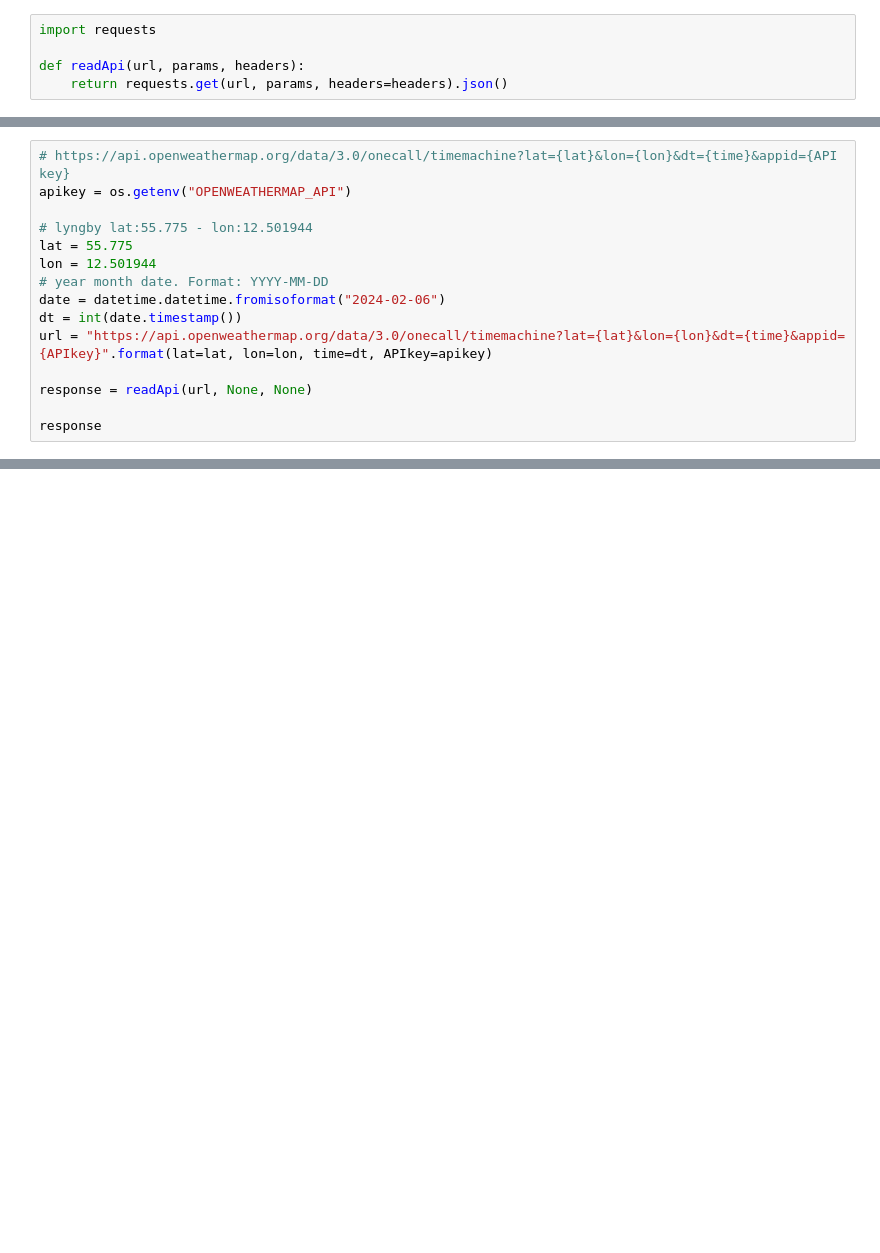
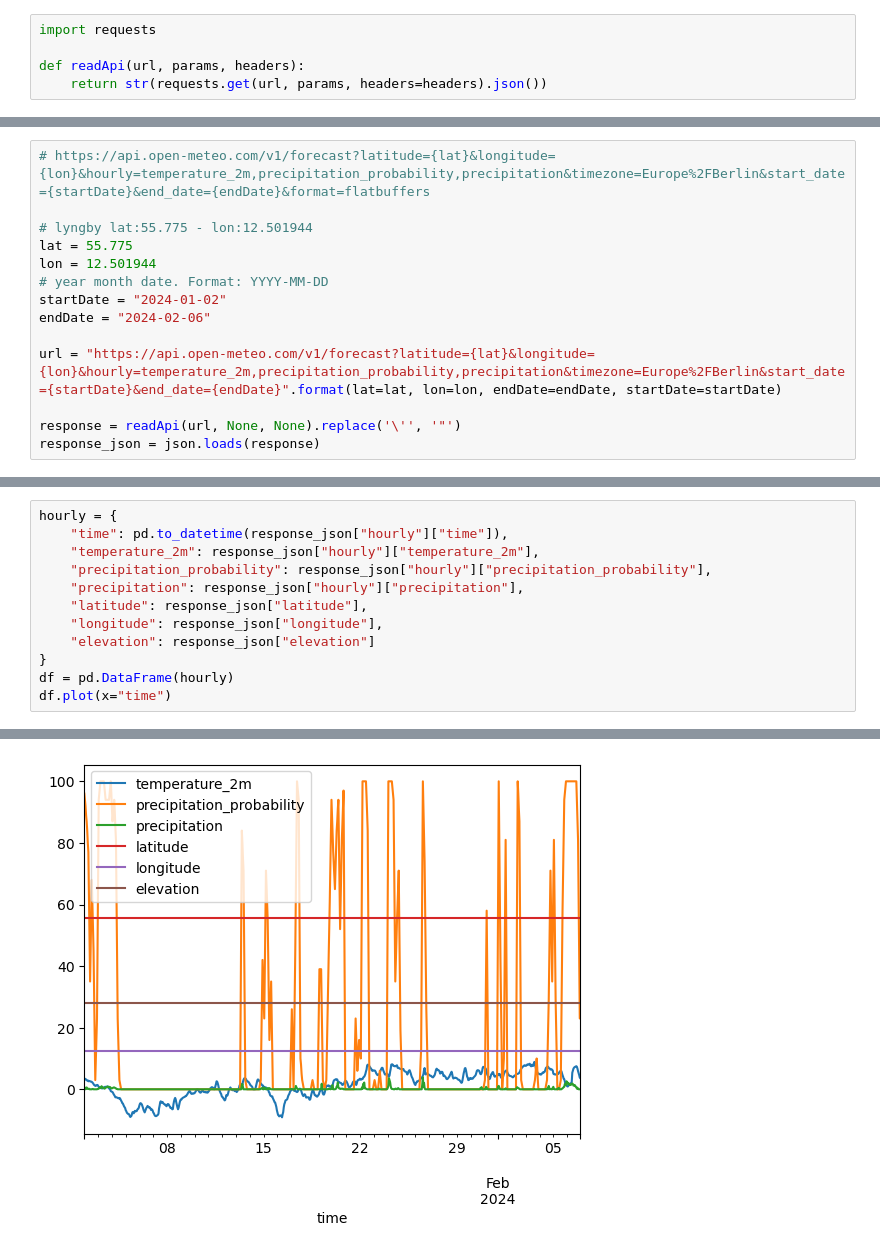
Before and after one commit to ConfuzzedCat/BusinessIntelligence, a Jupyter notebook: MiniProject1-DataWrangling.ipynb, the cells around one changed output, grey strips where cells are left out. Drawn from its saved outputs; the diff is of its cells as text; blank space fills up the shorter version.

```diff
--- a/MiniProject1-DataWrangling.ipynb
+++ b/MiniProject1-DataWrangling.ipynb
@@ -2,6 +18,6 @@
 import requests
 
 def readApi(url, params, headers):
-    return requests.get(url, params, headers=headers).json()
+    return str(requests.get(url, params, headers=headers).json())
 # %%
 import os
@@ -9,15 +25,14 @@ import datetime
 # %%
-# https://api.openweathermap.org/data/3.0/onecall/timemachine?lat={lat}&lon={lon}&dt={time}&appid={API key}
-apikey = os.getenv("OPENWEATHERMAP_API")
+# https://api.open-meteo.com/v1/forecast?latitude={lat}&longitude={lon}&hourly=temperature_2m,precipitation_probability,precipitation&timezone=Europe%2FBerlin&start_date={startDate}&end_date={endDate}&format=flatbuffers
 
 # lyngby lat:55.775 - lon:12.501944
 lat = 55.775
 lon = 12.501944
 # year month date. Format: YYYY-MM-DD
-date = datetime.datetime.fromisoformat("2024-02-06")
-dt = int(date.timestamp())
-url = "https://api.openweathermap.org/data/3.0/onecall/timemachine?lat={lat}&lon={lon}&dt={time}&appid={APIkey}".format(lat=lat, lon=lon, time=dt, APIkey=apikey)
+startDate = "2024-01-02"
+endDate = "2024-02-06"
 
-response = readApi(url, None, None)
+url = "https://api.open-meteo.com/v1/forecast?latitude={lat}&longitude={lon}&hourly=temperature_2m,precipitation_probability,precipitation&timezone=Europe%2FBerlin&start_date={startDate}&end_date={endDate}".format(lat=lat, lon=lon, endDate=endDate, startDate=startDate)
 
-response
+response = readApi(url, None, None).replace('\'', '"')
+response_json = json.loads(response)
@@ -26,0 +59,13 @@ response
+# %%
+hourly = {
+    "time": pd.to_datetime(response_json["hourly"]["time"]),
+    "temperature_2m": response_json["hourly"]["temperature_2m"],
+    "precipitation_probability": response_json["hourly"]["precipitation_probability"],
+    "precipitation": response_json["hourly"]["precipitation"],
+    "latitude": response_json["latitude"],
+    "longitude": response_json["longitude"],
+    "elevation": response_json["elevation"]
+}
+df = pd.DataFrame(hourly)
+df.plot(x="time")
+# %% [output]
@@ -26,0 +73 @@ response
+[figure, added]
```
Also changed, not shown: parts of 5 cells of this notebook.
